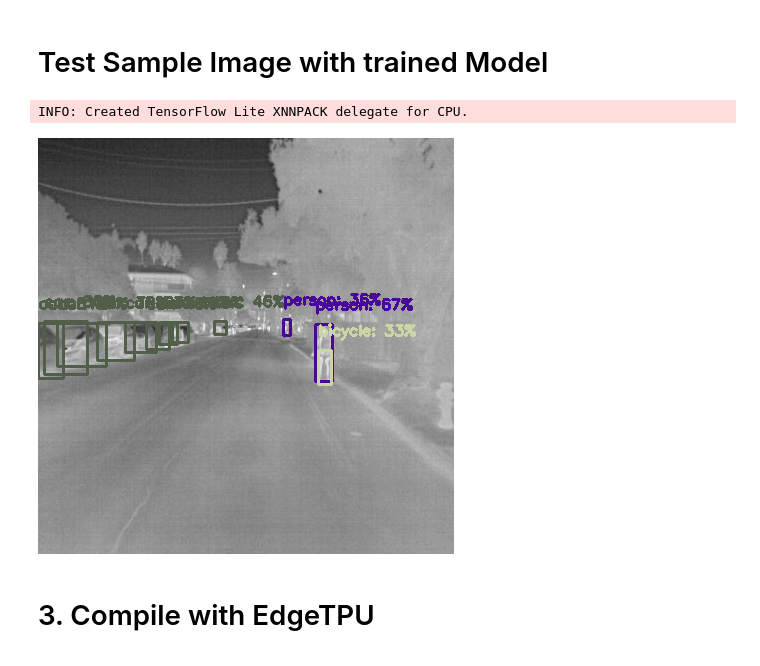
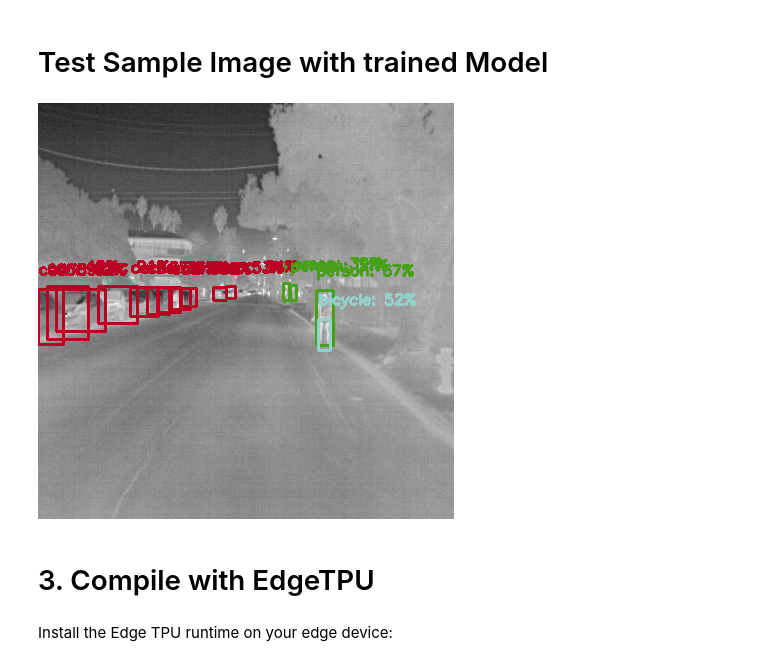
Before and after one commit to williamQyq/Object-Detection-Jetson-Nano, a Jupyter notebook: tensorflow_infrared_training.ipynb, the cells around one changed output. Saved outputs shown, nothing was run; the diff lists cells and outputs as text; code cells hidden in the pictures.

```diff
--- a/tensorflow_infrared_training.ipynb
+++ b/tensorflow_infrared_training.ipynb
@@ -316,6 +317,9 @@ test_data = object_detector.DataLoader.from_pascal_voc(
     'thermal/dataset_1842/test',
     ['bicycle','car','dog','person']
 )
+
+label_map = ['bicycle','car','dog','person']
+label_map_dict = {i+1: label_map[i] for i in range(len(label_map))}
 # %% [markdown]
 # Select model architecture
 # %%
@@ -446,17 +446,6 @@ import cv2
 from PIL import Image
 
 model_path = 'model.tflite'
-
-model = obj_detector_model
-
-# Load the labels into a list
-classes = ['???'] * model.model_spec.config.num_classes
-label_map = model.model_spec.config.label_map
-for label_id, label_name in label_map.as_dict().items():
-  classes[label_id-1] = label_name
-
-# Define a list of colors for visualization
-COLORS = np.random.randint(0, 255, size=(len(classes), 3), dtype=np.uint8)
 
 def preprocess_image(image_path, input_size):
   """Preprocess the input image to feed to the TFLite model"""
@@ -506,6 +495,19 @@ def detect_objects(interpreter, image, threshold):
       results.append(result)
   return results
 
+def get_label_map(interpreter,model_path):
+  tensor_details = interpreter.get_tensor_details()
+
+  label_map = None
+  for tensor in tensor_details:
+    if tensor["name"] =="label_map":
+      label_map= tensor["data"].decode("utf-8")
+      break
+
+  if label_map is not None:
+    print(label_map)
+  else:
+    print("Label map not found")
 
 def run_odt_and_draw_results(image_path, interpreter, threshold=0.5):
   """Run object detection on the input image and draw the detection results"""
@@ -520,6 +522,17 @@ def run_odt_and_draw_results(image_path, interpreter, threshold=0.5):
 
   # Run object detection on the input image
   results = detect_objects(interpreter, preprocessed_image, threshold=threshold)
+
+  # Generate COLORS list
+  # Load the labels into a list
+  # label_map= get_label_map(interpreter,model_path)
+  classes = ['???'] * len(label_map_dict)
+
+  for label_id, label_name in label_map_dict.items():
+    classes[label_id-1] = label_name
+
+  # # Define a list of colors for visualization
+  COLORS = np.random.randint(0, 255, size=(len(classes), 3), dtype=np.uint8)
 
   # Plot the detection results on the input image
   original_image_np = original_image.numpy().astype(np.uint8)
@@ -552,29 +565,28 @@ def run_odt_and_draw_results(image_path, interpreter, threshold=0.5):
 # %%
 from PIL import Image
 import tensorflow as tf
 
-model_path = 'model.tflite'
+model_path = 'edgeTPUModel.tflite'
 
 INPUT_IMAGE_URL =  "thermal/dataset_1842/test/FLIR_07490_jpeg.rf.f6f352339b908284a9c739e4af4c329a.jpg" #@param {type:"string"}
 DETECTION_THRESHOLD = 0.3 #@param {type:"number"}
 
 # Load the TFLite model
 interpreter = tf.lite.Interpreter(model_path=model_path)
 interpreter.allocate_tensors()
 
 
 # Run inference and draw detection result on the local copy of the original file
 detection_result_image = run_odt_and_draw_results(
     INPUT_IMAGE_URL,
     interpreter,
     threshold=DETECTION_THRESHOLD
 )
 
 # Show the detection result
 Image.fromarray(detection_result_image)
 # %% [output]
-INFO: Created TensorFlow Lite XNNPACK delegate for CPU.
-[figure, old version]
+[figure, new version]
 # %% [markdown]
 # 3. Compile with EdgeTPU
 # %%
@@ -591,0 +614,2 @@ edgetpu_compiler model.tflite --num_segments=1
+# %% [markdown]
+Install the Edge TPU runtime on your edge device:
```
Also changed, not shown: parts of 11 cells of this notebook.
